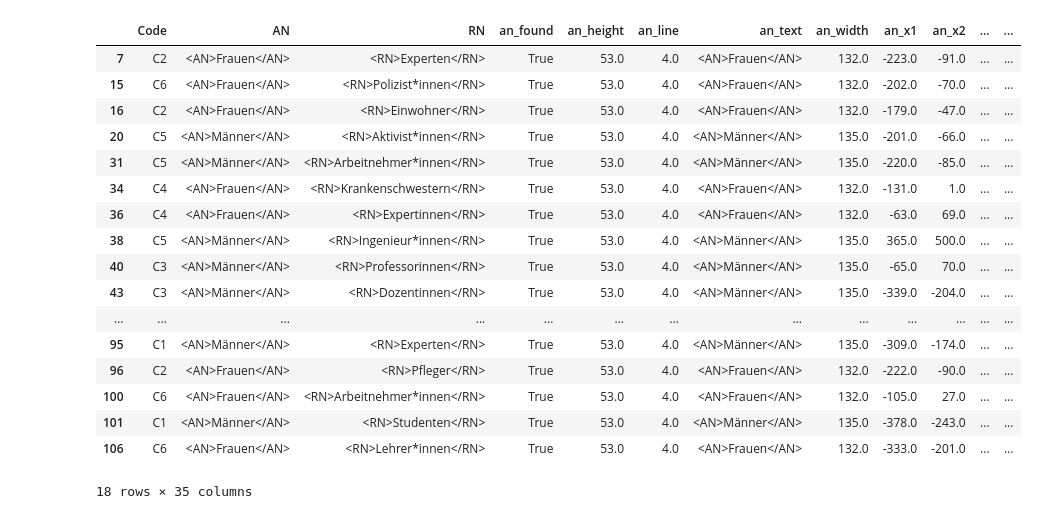
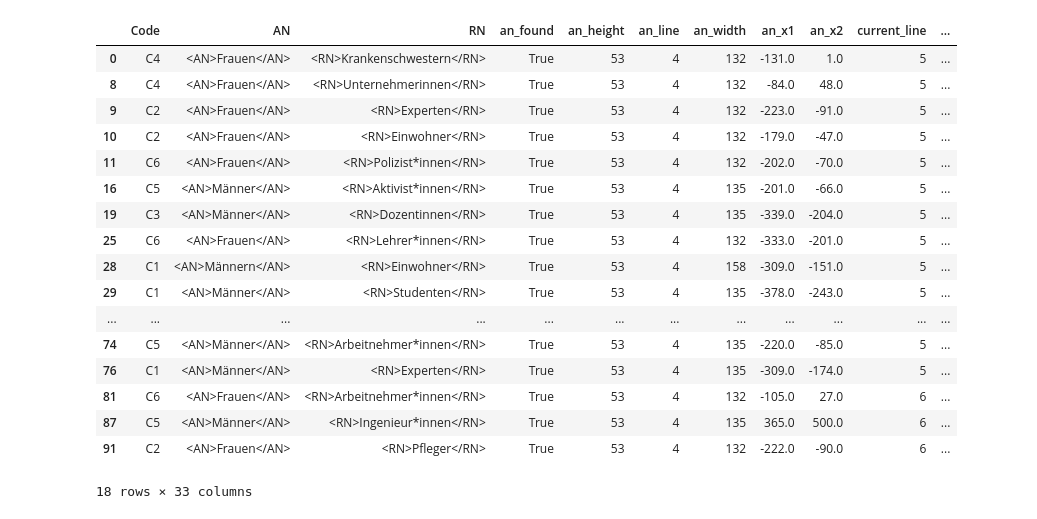
Before and after one commit to sophieschuettler/ET_course_project_gender-bias, a Jupyter notebook: experiment/FastDataLook.ipynb, the cells around one changed output. Drawn from its saved outputs; the diff is of its cells as text; code cells hidden in the pictures.

```diff
--- a/experiment/FastDataLook.ipynb
+++ b/experiment/FastDataLook.ipynb
@@ -2,7 +2,7 @@
 import pandas as pd
 
 
-csv_path = "subject-3.csv"
+csv_path = "subject-4.csv"
 
 trial_data = pd.read_csv(csv_path)
 # %%
@@ -30,50 +30,49 @@ display(trial_data_gezeigt)
 # %%
 # Nur gezeigte Trials
 trial_data_gezeigt = trial_data[trial_data["skip_trial"] == 0]
 
 # Gewünschte Spalten
 spalten = [
     "Code","AN", "RN",
-    "an_found", "an_height", "an_line", "an_text", "an_width",
+    "an_found", "an_height", "an_line", "an_width",
     "an_x1", "an_x2",
     "current_line", "current_line_width",
     "datetime",
     "display_sentence",
     "experiment_file", "experiment_path",
     "item",
     "name",
     "rn_found", "rn_height", "rn_line", "rn_text",
     "rn_width", "rn_x1", "rn_x2", "rn_y1", "rn_y2",
     "selected_list",
-    "sentence",
     "skip_trial",
     "spill_x1", "spill_x2", "spill_y1", "spill_y2",
     "trial_counter"
 ]
 
 # Tabelle erzeugen
 trial_data_auswahl = trial_data_gezeigt[spalten]
 
 display(trial_data_auswahl)
 # %% [output]
-|  | Code | AN | RN | an_found | an_height | an_line | an_text | an_width | an_x1 | an_x2 | ... | ... |
-| 7 | C2 | <AN>Frauen</AN> | <RN>Experten</RN> | True | 53.0 | 4.0 | <AN>Frauen</AN> | 132.0 | -223.0 | -91.0 | ... | ... |
-| 15 | C6 | <AN>Frauen</AN> | <RN>Polizist*innen</RN> | True | 53.0 | 4.0 | <AN>Frauen</AN> | 132.0 | -202.0 | -70.0 | ... | ... |
-| 16 | C2 | <AN>Frauen</AN> | <RN>Einwohner</RN> | True | 53.0 | 4.0 | <AN>Frauen</AN> | 132.0 | -179.0 | -47.0 | ... | ... |
-| 20 | C5 | <AN>Männer</AN> | <RN>Aktivist*innen</RN> | True | 53.0 | 4.0 | <AN>Männer</AN> | 135.0 | -201.0 | -66.0 | ... | ... |
-| 31 | C5 | <AN>Männer</AN> | <RN>Arbeitnehmer*innen</RN> | True | 53.0 | 4.0 | <AN>Männer</AN> | 135.0 | -220.0 | -85.0 | ... | ... |
-| 34 | C4 | <AN>Frauen</AN> | <RN>Krankenschwestern</RN> | True | 53.0 | 4.0 | <AN>Frauen</AN> | 132.0 | -131.0 | 1.0 | ... | ... |
-| 36 | C4 | <AN>Frauen</AN> | <RN>Expertinnen</RN> | True | 53.0 | 4.0 | <AN>Frauen</AN> | 132.0 | -63.0 | 69.0 | ... | ... |
-| 38 | C5 | <AN>Männer</AN> | <RN>Ingenieur*innen</RN> | True | 53.0 | 4.0 | <AN>Männer</AN> | 135.0 | 365.0 | 500.0 | ... | ... |
-| 40 | C3 | <AN>Männer</AN> | <RN>Professorinnen</RN> | True | 53.0 | 4.0 | <AN>Männer</AN> | 135.0 | -65.0 | 70.0 | ... | ... |
-| 43 | C3 | <AN>Männer</AN> | <RN>Dozentinnen</RN> | True | 53.0 | 4.0 | <AN>Männer</AN> | 135.0 | -339.0 | -204.0 | ... | ... |
-| ... | ... | ... | ... | ... | ... | ... | ... | ... | ... | ... | ... | ... |
-| 95 | C1 | <AN>Männer</AN> | <RN>Experten</RN> | True | 53.0 | 4.0 | <AN>Männer</AN> | 135.0 | -309.0 | -174.0 | ... | ... |
-| 96 | C2 | <AN>Frauen</AN> | <RN>Pfleger</RN> | True | 53.0 | 4.0 | <AN>Frauen</AN> | 132.0 | -222.0 | -90.0 | ... | ... |
-| 100 | C6 | <AN>Frauen</AN> | <RN>Arbeitnehmer*innen</RN> | True | 53.0 | 4.0 | <AN>Frauen</AN> | 132.0 | -105.0 | 27.0 | ... | ... |
-| 101 | C1 | <AN>Männer</AN> | <RN>Studenten</RN> | True | 53.0 | 4.0 | <AN>Männer</AN> | 135.0 | -378.0 | -243.0 | ... | ... |
-| 106 | C6 | <AN>Frauen</AN> | <RN>Lehrer*innen</RN> | True | 53.0 | 4.0 | <AN>Frauen</AN> | 132.0 | -333.0 | -201.0 | ... | ... |
+|  | Code | AN | RN | an_found | an_height | an_line | an_width | an_x1 | an_x2 | current_line | ... |
+| 0 | C4 | <AN>Frauen</AN> | <RN>Krankenschwestern</RN> | True | 53 | 4 | 132 | -131.0 | 1.0 | 5 | ... |
+| 8 | C4 | <AN>Frauen</AN> | <RN>Unternehmerinnen</RN> | True | 53 | 4 | 132 | -84.0 | 48.0 | 5 | ... |
+| 9 | C2 | <AN>Frauen</AN> | <RN>Experten</RN> | True | 53 | 4 | 132 | -223.0 | -91.0 | 5 | ... |
+| 10 | C2 | <AN>Frauen</AN> | <RN>Einwohner</RN> | True | 53 | 4 | 132 | -179.0 | -47.0 | 5 | ... |
+| 11 | C6 | <AN>Frauen</AN> | <RN>Polizist*innen</RN> | True | 53 | 4 | 132 | -202.0 | -70.0 | 5 | ... |
+| 16 | C5 | <AN>Männer</AN> | <RN>Aktivist*innen</RN> | True | 53 | 4 | 135 | -201.0 | -66.0 | 5 | ... |
+| 19 | C3 | <AN>Männer</AN> | <RN>Dozentinnen</RN> | True | 53 | 4 | 135 | -339.0 | -204.0 | 5 | ... |
+| 25 | C6 | <AN>Frauen</AN> | <RN>Lehrer*innen</RN> | True | 53 | 4 | 132 | -333.0 | -201.0 | 5 | ... |
+| 28 | C1 | <AN>Männern</AN> | <RN>Einwohner</RN> | True | 53 | 4 | 158 | -309.0 | -151.0 | 5 | ... |
+| 29 | C1 | <AN>Männer</AN> | <RN>Studenten</RN> | True | 53 | 4 | 135 | -378.0 | -243.0 | 5 | ... |
+| ... | ... | ... | ... | ... | ... | ... | ... | ... | ... | ... | ... |
+| 74 | C5 | <AN>Männer</AN> | <RN>Arbeitnehmer*innen</RN> | True | 53 | 4 | 135 | -220.0 | -85.0 | 5 | ... |
+| 76 | C1 | <AN>Männer</AN> | <RN>Experten</RN> | True | 53 | 4 | 135 | -309.0 | -174.0 | 5 | ... |
+| 81 | C6 | <AN>Frauen</AN> | <RN>Arbeitnehmer*innen</RN> | True | 53 | 4 | 132 | -105.0 | 27.0 | 6 | ... |
+| 87 | C5 | <AN>Männer</AN> | <RN>Ingenieur*innen</RN> | True | 53 | 4 | 135 | 365.0 | 500.0 | 6 | ... |
+| 91 | C2 | <AN>Frauen</AN> | <RN>Pfleger</RN> | True | 53 | 4 | 132 | -222.0 | -90.0 | 6 | ... |
-18 rows × 35 columns
+18 rows × 33 columns
 # %%
 # Nur gezeigte Trials
 trial_data_gezeigt = trial_data[trial_data["skip_trial"] == 0]
```
Also changed, not shown: parts of 2 cells of this notebook, 3 other files.
